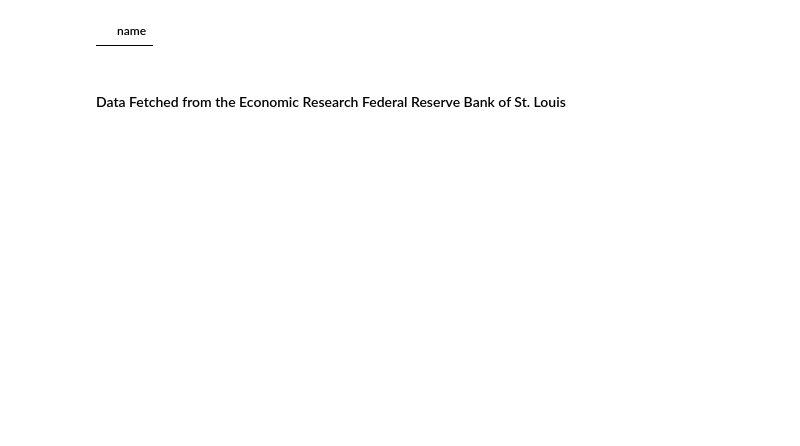
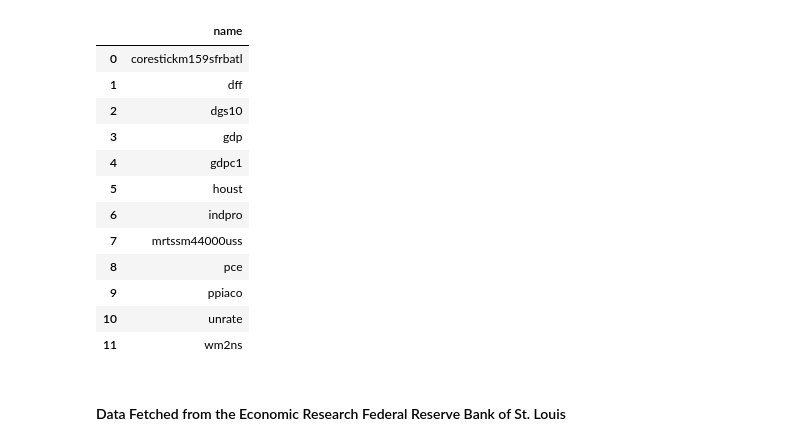
Before and after one commit to jeffreyablack1/FREDDataProject, a Jupyter notebook: run_sql_queries_here.ipynb, the cells around one changed output. Cells and saved outputs as stored; diff of their text form; code cells hidden in the pictures; blank space fills up the shorter version.

Commit message:
Created database and moved raw data into database

```diff
--- a/run_sql_queries_here.ipynb
+++ b/run_sql_queries_here.ipynb
@@ -26,12 +26,24 @@ series_ids = ['GDP',
 # %%
 sql_query = '''
 show tables
 '''
 
-with duckdb.connect('data/fred') as con:
+with duckdb.connect('data/fred.db') as con:
     display(con.sql(sql_query).df())
 # %% [output]
 |  | name |
+| 0 | corestickm159sfrbatl |
+| 1 | dff |
+| 2 | dgs10 |
+| 3 | gdp |
+| 4 | gdpc1 |
+| 5 | houst |
+| 6 | indpro |
+| 7 | mrtssm44000uss |
+| 8 | pce |
+| 9 | ppiaco |
+| 10 | unrate |
+| 11 | wm2ns |
 # %% [markdown]
 #### Data Fetched from the Economic Research Federal Reserve Bank of St. Louis
 # %%
```
Also changed, not shown: parts of 7 cells of this notebook, 2 other files.
